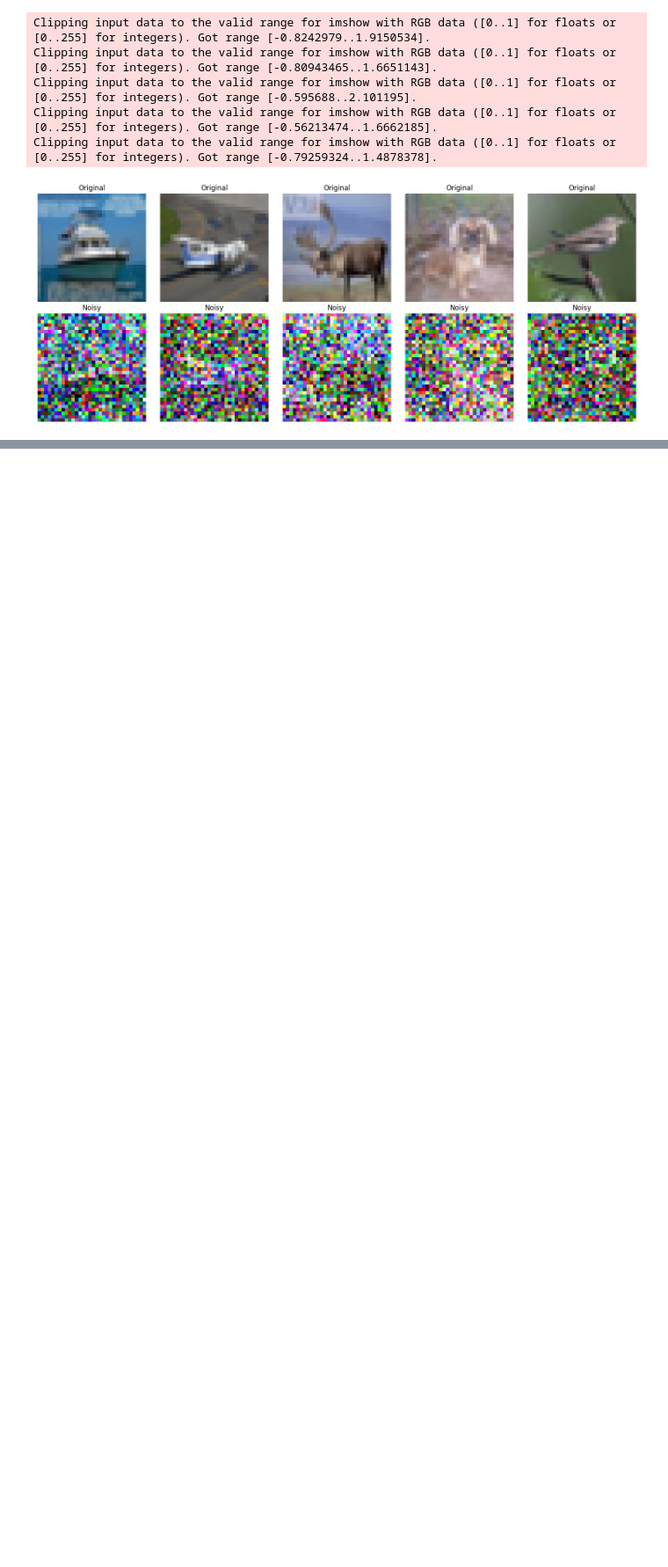
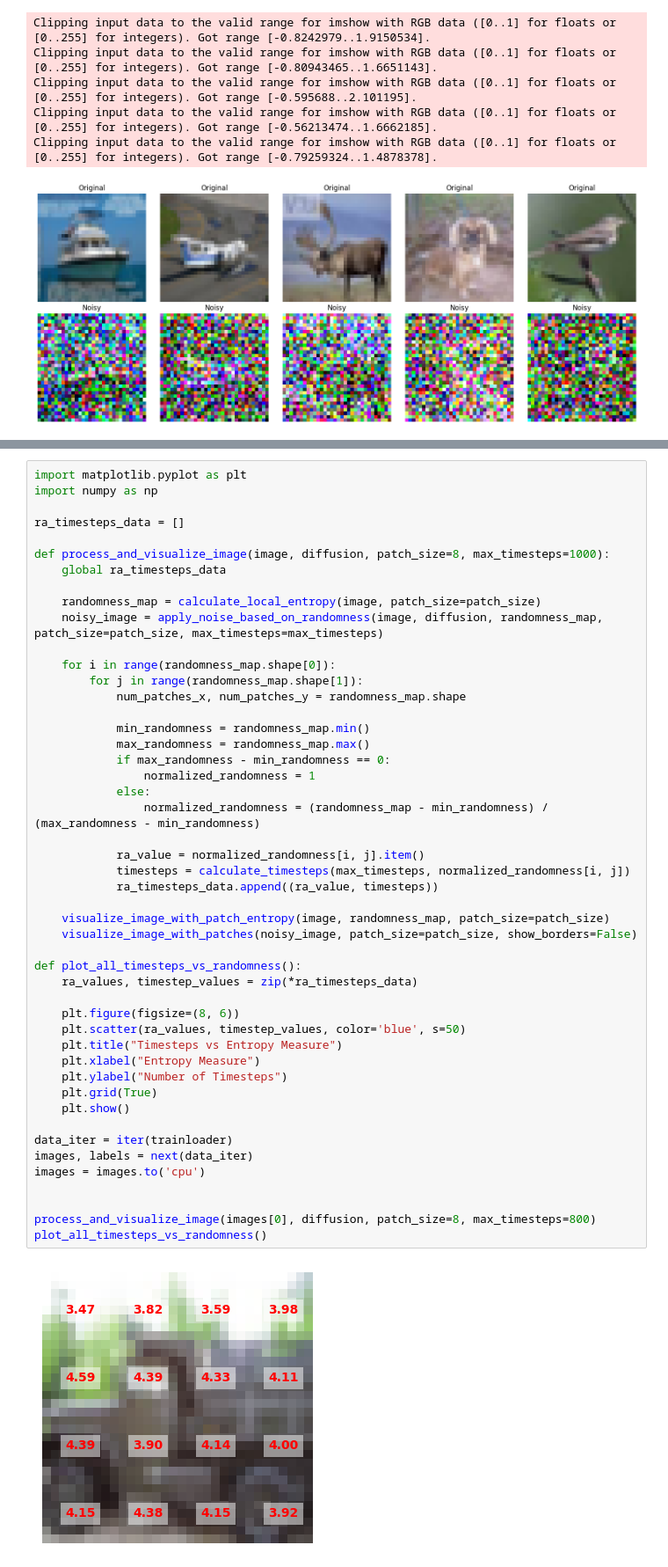
Before and after one commit to mashathepotato/noise-efficient-diffusion-model, a Jupyter notebook: notebooks/noising.ipynb, the cells around one changed output, grey strips where cells are left out. Shown: that part at 88% size. Saved outputs shown, nothing was run; the diff lists cells and outputs as text; blank space fills up the shorter version.

```diff
--- a/notebooks/noising.ipynb
+++ b/notebooks/noising.ipynb
@@ -339,0 +221,50 @@ Clipping input data to the valid range for imshow with RGB data ([0..1] for floa
+# %%
+import matplotlib.pyplot as plt
+import numpy as np
+
+ra_timesteps_data = []
+
+def process_and_visualize_image(image, diffusion, patch_size=8, max_timesteps=1000):
+    global ra_timesteps_data
+
+    randomness_map = calculate_local_entropy(image, patch_size=patch_size)
+    noisy_image = apply_noise_based_on_randomness(image, diffusion, randomness_map, patch_size=patch_size, max_timesteps=max_timesteps)
+
+    for i in range(randomness_map.shape[0]):
+        for j in range(randomness_map.shape[1]):
+            num_patches_x, num_patches_y = randomness_map.shape
+
+            min_randomness = randomness_map.min()
+            max_randomness = randomness_map.max()
+            if max_randomness - min_randomness == 0:
+                normalized_randomness = 1
+            else:
+                normalized_randomness = (randomness_map - min_randomness) / (max_randomness - min_randomness)
+
+            ra_value = normalized_randomness[i, j].item()
+            timesteps = calculate_timesteps(max_timesteps, normalized_randomness[i, j])
+            ra_timesteps_data.append((ra_value, timesteps))
+
+    visualize_image_with_patch_entropy(image, randomness_map, patch_size=patch_size)
+    visualize_image_with_patches(noisy_image, patch_size=patch_size, show_borders=False)
+
+def plot_all_timesteps_vs_randomness():
+    ra_values, timestep_values = zip(*ra_timesteps_data)
+
+    plt.figure(figsize=(8, 6))
+    plt.scatter(ra_values, timestep_values, color='blue', s=50)
+    plt.title("Timesteps vs Entropy Measure")
+    plt.xlabel("Entropy Measure")
+    plt.ylabel("Number of Timesteps")
+    plt.grid(True)
+    plt.show()
+
+data_iter = iter(trainloader)
+images, labels = next(data_iter)
+images = images.to('cpu')
+
+
+process_and_visualize_image(images[0], diffusion, patch_size=8, max_timesteps=800)
+plot_all_timesteps_vs_randomness()
+# %% [output]
+[figure, added]
```
Also changed, not shown: parts of 7 cells of this notebook, 1 other file.
